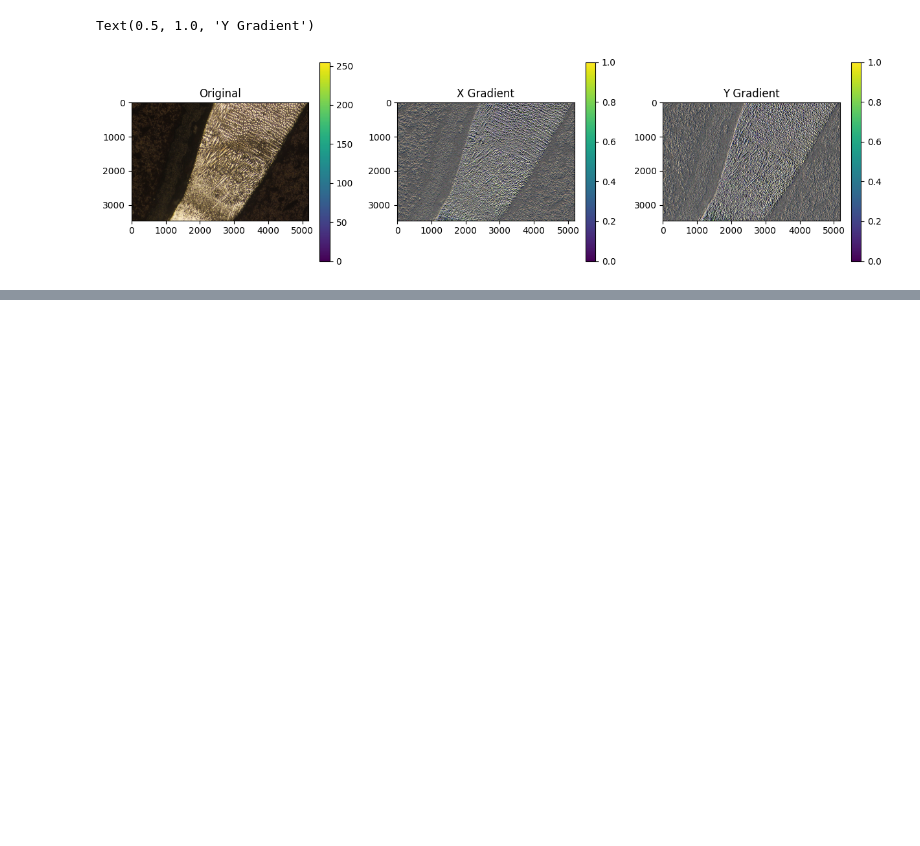
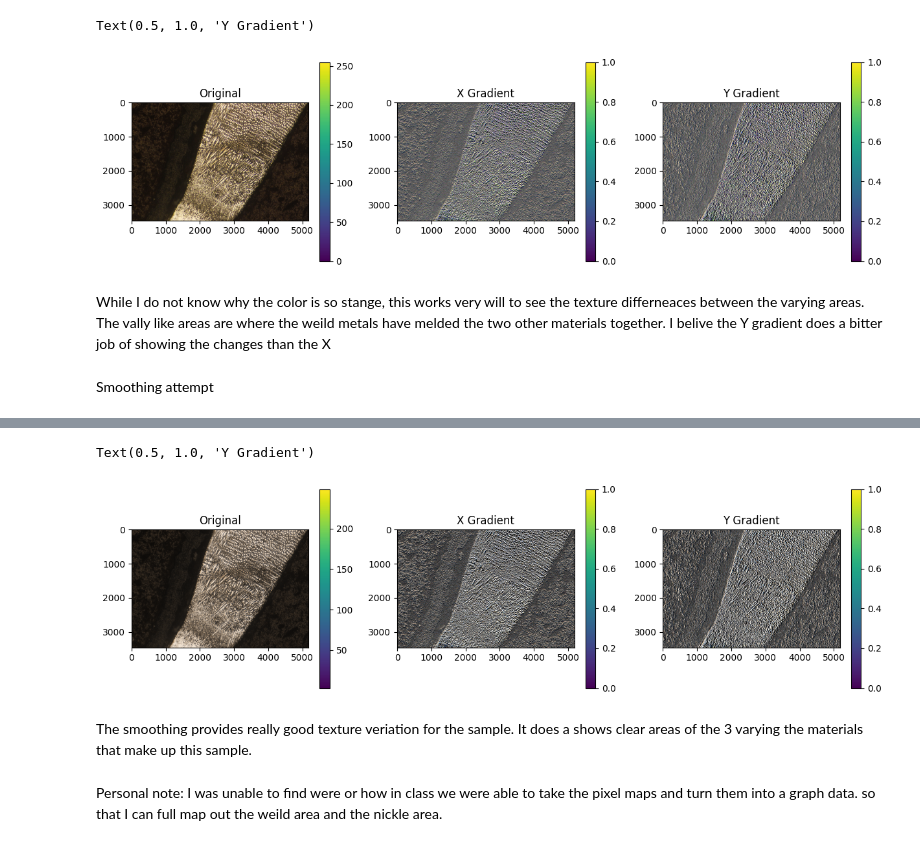
Before and after one commit to AngleKit/MSE7530Codes, a Jupyter notebook: Assignments/Assignment5.ipynb, the cells around one changed output, grey strips where cells are left out. Cells and saved outputs as stored; diff of their text form; code cells hidden in the pictures; blank space fills up the shorter version.

```diff
--- a/Assignments/Assignment5.ipynb
+++ b/Assignments/Assignment5.ipynb
@@ -82,3 +88,20 @@ WARNING:matplotlib.image:Clipping input data to the valid range for imshow with
 WARNING:matplotlib.image:Clipping input data to the valid range for imshow with RGB data ([0..1] for floats or [0..255] for integers). Got range [-93.5..90.0].
 Text(0.5, 1.0, 'Y Gradient')
 [figure]
+# %% [markdown]
+While I do not know why the color is so stange, this works very will to see the texture differneaces between the varying areas. The vally like areas are where the weild metals have melded the two other materials together. I belive the Y gradient does a bitter job of showing the changes than the X
+# %% [markdown]
+Smoothing attempt
+# %%
+fig, ax = plt.subplots(1,3,figsize=(15,4))
+smooth = ndi.gaussian_filter(s1_cut,sigma=1)
+cb = ax[0].imshow(smooth)
+plt.colorbar(cb,ax=ax[0])
+cb = ax[1].imshow(np.gradient(smooth)[0])
+plt.colorbar(cb,ax=ax[1])
+cb = ax[2].imshow(np.gradient(smooth)[1])
+plt.colorbar(cb,ax=ax[2])
+ax[0].set_title('Original')
+ax[1].set_title('X Gradient')
+ax[2].set_title('Y Gradient')
+# %% [output]
@@ -84,0 +110,6 @@ Text(0.5, 1.0, 'Y Gradient')
+Text(0.5, 1.0, 'Y Gradient')
+[figure, added]
+# %% [markdown]
+The smoothing provides really good texture veriation for the sample. It does a shows clear areas of the 3 varying the materials that make up this sample.
+# %% [markdown]
+Personal note: I was unable to find were or how in class we were able to take the pixel maps and turn them into a graph data. so that I can full map out the weild area and the nickle area.
```
Also changed, not shown: parts of 4 cells of this notebook.
